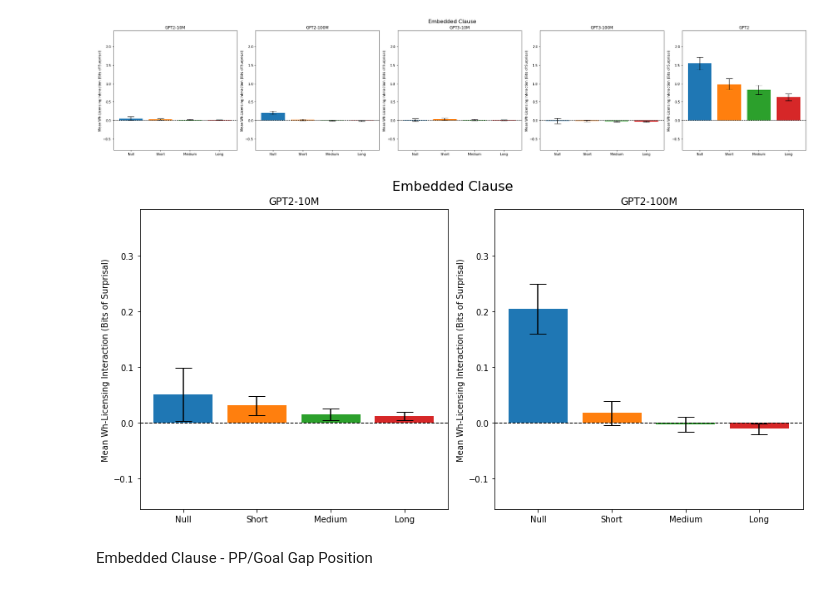
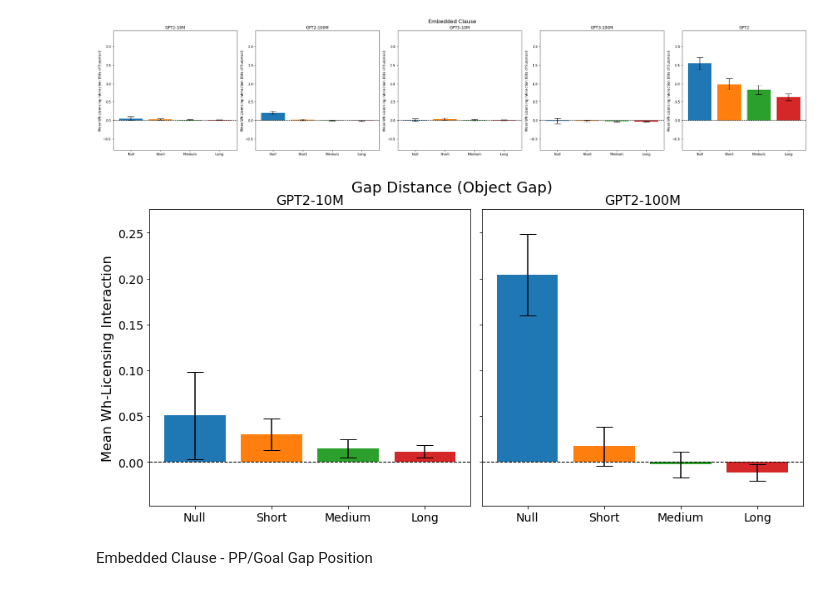
Before and after one commit to um-cap-lab/EMNLP-2025-submission, a Jupyter notebook: wh-licensing_interaction_term_visualizations.ipynb, the cells around one changed output. Cells and saved outputs as stored; diff of their text form; code cells hidden in the pictures.

Commit message:
Polished graphs.

```diff
--- a/wh-licensing_interaction_term_visualizations.ipynb
+++ b/wh-licensing_interaction_term_visualizations.ipynb
@@ -461,15 +461,29 @@ def plot_wh_licensing_interaction(df_lists, subtitles, labels, title):
         subplot_colors = colors[:len(means[i])]
         ax.bar(np.arange(len(means[i])), means[i], yerr = errors[i], capsize = 10, color = subplot_colors)
         ax.set_xticks(np.arange(len(means[i])))
-        ax.set_xticklabels(all_labels[i])
-        ax.set_ylabel('Mean Wh-Licensing Interaction (Bits of Surprisal)')
-        ax.set_title(subtitles[i])
+        ax.set_xticklabels(all_labels[i], fontsize = 14)
+        #ax.set_ylabel('Mean Wh-Licensing Interaction')
+        ax.set_title(subtitles[i], fontsize = 16)
         ax.set_ylim(min_y, max_y)  # align y-axis limits
         ax.axhline(0, color = 'black', linewidth = 1, linestyle = '--')  # line at y=0
-        ax.tick_params(axis = 'y', labelleft = True)
+        #ax.tick_params(axis = 'y', labelleft = True)
+
+        # only set the y-label for the first plot in each row
+        if i % n_cols == 0:
+            ax.set_ylabel('Mean Wh-Licensing Interaction', fontsize = 16)
+
+        # remove y-axis labels for non-first plots in a row
+        if i % n_cols != 0:
+            ax.set_ylabel('')
+
+        # ensure ticks appear on the left y-axis for the first plot in each row
+        if i % n_cols == 0:
+            ax.tick_params(axis = 'y', labelsize = 14, labelleft = True)
+        else:
+            ax.tick_params(axis = 'y', labelleft = False)
 
     # adjust layout to prevent overlap
-    fig.suptitle(title, fontsize = 16)
+    fig.suptitle(title, fontsize = 18)
     plt.tight_layout()
     plt.subplots_adjust(top = 0.9)  # adjust the position of the overall title
     plt.show()
@@ -719,14 +733,14 @@ plot_wh_licensing_interaction(df_lists, subtitles, labels, title)
 # %%
 # if we want to look at only two models at a time
 df_list_gpt2_10m = [null_gpt2_10m, short_gpt2_10m, medium_gpt2_10m, long_gpt2_10m]
 df_list_gpt2_100m = [null_gpt2_100m, short_gpt2_100m, medium_gpt2_100m, long_gpt2_100m]
 df_lists = [df_list_gpt2_10m, df_list_gpt2_100m]
 subtitles = ['GPT2-10M', 'GPT2-100M']
 labels = ['Null', 'Short', 'Medium', 'Long']
-title = 'Embedded Clause'
+title = 'Gap Distance (Object Gap)'
 plot_wh_licensing_interaction(df_lists, subtitles, labels, title)
 # %% [output]
-[figure, old version]
+[figure, new version]
 # %% [markdown]
 Embedded Clause - PP/Goal Gap Position
 # %%
```
Also changed, not shown: parts of 11 cells of this notebook.
